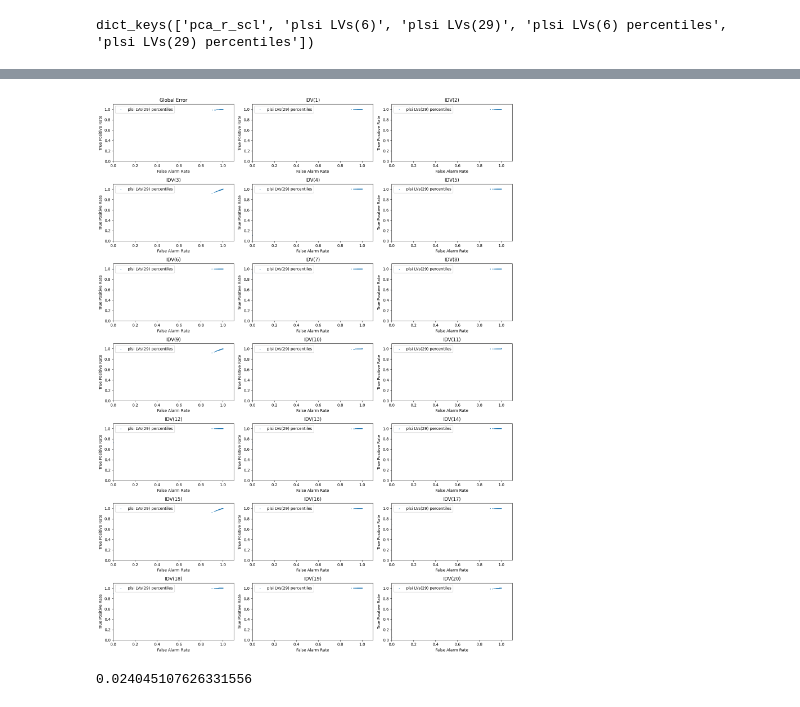
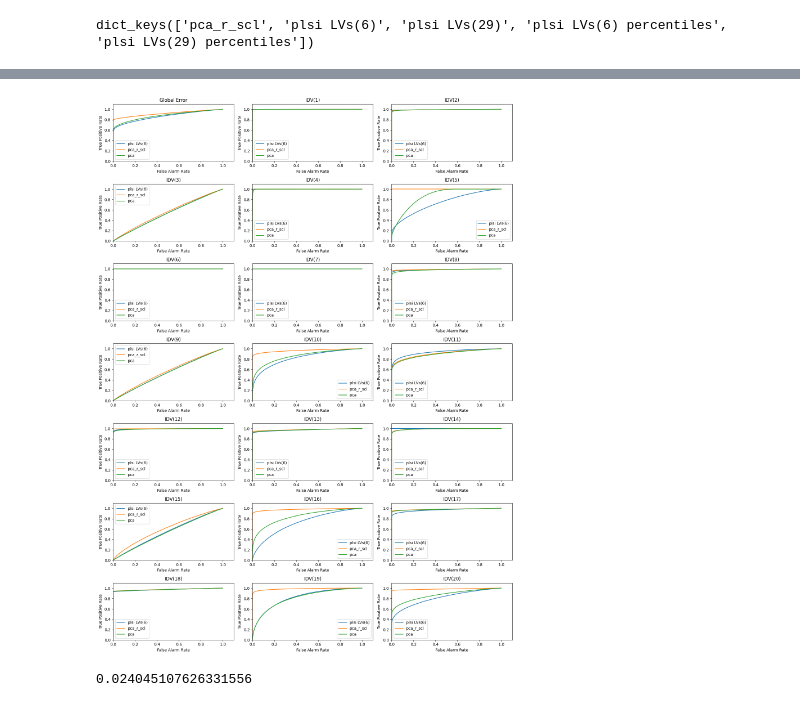
Before and after one commit to Jorge15042001/GhentInternship, a Jupyter notebook: PCA_technique_evaluation.ipynb, the cells around one changed output, grey strips where cells are left out. Drawn from its saved outputs; the diff is of its cells as text; code cells hidden in the pictures.

```diff
--- a/PCA_technique_evaluation.ipynb
+++ b/PCA_technique_evaluation.ipynb
@@ -92,7 +93,8 @@ eval_params = {'roc_curve': True, 'by_fault_type': True}
 #recompute = ['plsi LVs(6) percentiles', 'plsi LVs(29) percentiles']
 #recompute = ['plsi LVs(6)', 'plsi LVs(29)','plsi LVs(6) percentiles', 'plsi LVs(29) percentiles']
 recompute = ['plsi LVs(29) percentiles']
-#recompute = list(models.keys())
+recompute = list(models.keys())
+recompute = ["pca"]#list(models.keys())
 # %%
 results = evaluate_models_with_cache(models, eval_params, x_test, expected_fault, test_df["faultNumber"], "tep_test", recompute=recompute)
 # %% [output]
@@ -192,13 +153,14 @@ results["plsi LVs(29) percentiles"]["roc_data"]["by_fault"] [11]
 # %%
 #plot_models=["pls LVs(6)", "pls LVs(29)", "pls LVs(17)"]
 #plot_models=["pls LVs(29)", "plsi LVs(29)", "pls LVs(17)"]
 #plot_models=["plsi LVs(29)", "pca_r_scl", "plsi LVs(6)"]
 # plot_models=["plsi LVs(6)", "plsi LVs(29)"]
 #plot_models=[ "plsi LVs(29)"]
 #plot_models=["plsi LVs(6)", "plsi LVs(6) percentiles"]
-plot_models=["plsi LVs(29) percentiles"]
+plot_models=["plsi LVs(6)", "pca_r_scl", "pca"]
+# plot_models = None
 #plot_models=["pca_r_scl"]
-plot_all_roc_curves(results,plot_models=plot_models,   scatter=True, show_identity=False, scatter_size = 1)
+plot_all_roc_curves(results,plot_models=plot_models,   scatter=False, show_identity=False, scatter_size = 1)
 # %% [output]
-[figure, old version]
+[figure, new version]
 # %%
```
Also changed, not shown: parts of 14 cells of this notebook, 2 other files.
